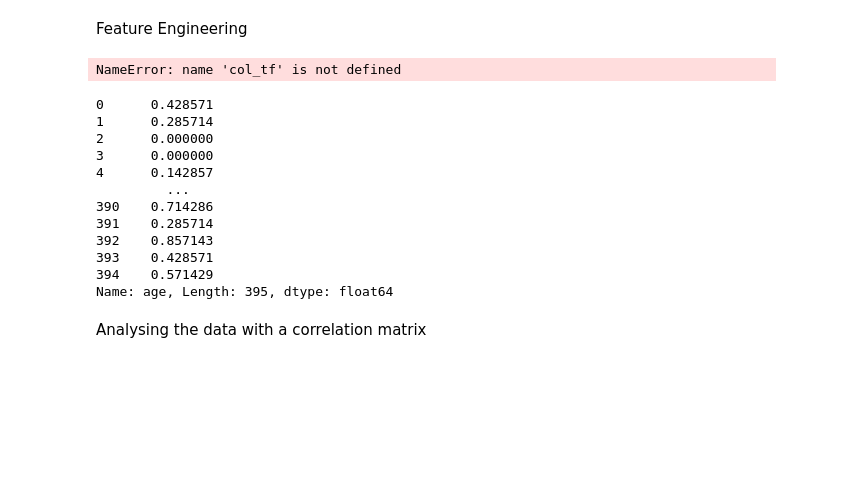
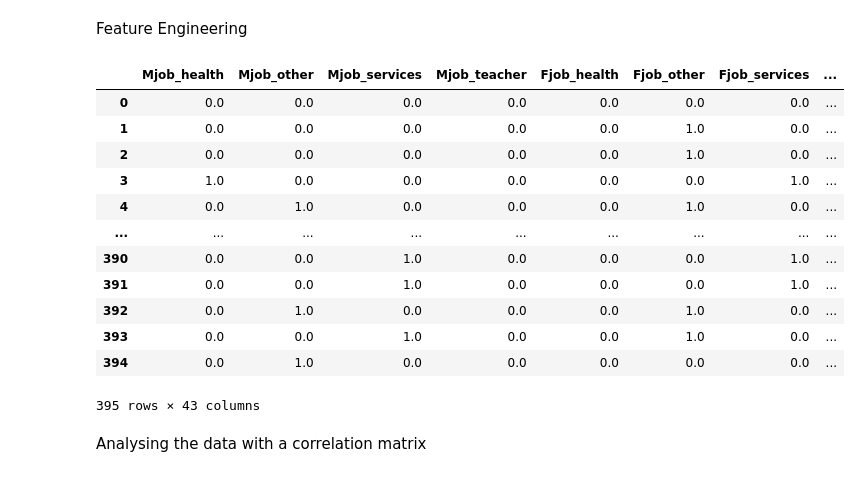
Before and after one commit to Antonello03/MachineLearning, a Jupyter notebook: Alcohol/model.ipynb, the cells around one changed output. Drawn from its saved outputs; the diff is of its cells as text; code cells hidden in the pictures; blank space fills up the shorter version.

```diff
--- a/Alcohol/model.ipynb
+++ b/Alcohol/model.ipynb
@@ -33,6 +33,17 @@ df.head()
 # %% [markdown]
 Feature Engineering
 # %%
+col_tf = ColumnTransformer(
+    transformers=[
+        ('OneHot', OneHotEncoder(drop="first", categories='auto'), ['Mjob','Fjob','reason','guardian']),
+        ('Ordinal',OrdinalEncoder(),['school','sex','address','famsize','Pstatus','Medu','Fedu','studytime','schoolsup','famsup','paid','activities','nursery','higher','internet','romantic']),
+        ('MinMax',MinMaxScaler(),['age','traveltime','studytime','failures','famrel','freetime','goout','absences','G1','G2','G3'])
+    ],
+    remainder='passthrough'
+)
+
+col_tf.fit(df)
+
 onehot_columns = ['Mjob', 'Fjob', 'reason', 'guardian']
 new_onehot_columns = [f"{col}_{category}" for col in onehot_columns for category in col_tf.named_transformers_['OneHot'].categories_[onehot_columns.index(col)][1:]]
 ordinal_columns = ['school', 'sex', 'address', 'famsize', 'Pstatus', 'Medu', 'Fedu', 'studytime', 'schoolsup', 'famsup', 'paid', 'activities', 'nursery', 'higher', 'internet', 'romantic']
@@ -40,34 +51,23 @@ minmax_columns = ['age', 'traveltime', 'studytime', 'failures', 'famrel', 'freet
 untransformed_columns = ['Dalc', 'Walc', 'health']
 
 all_column_names = new_onehot_columns + ordinal_columns + minmax_columns + untransformed_columns
-# %% [output]
-NameError: name 'col_tf' is not defined
-# %%
-col_tf = ColumnTransformer(
-    transformers=[
-        ('OneHot', OneHotEncoder(drop="first", categories='auto'), ['Mjob','Fjob','reason','guardian']),
-        ('Ordinal',OrdinalEncoder(),['school','sex','address','famsize','Pstatus','Medu','Fedu','studytime','schoolsup','famsup','paid','activities','nursery','higher','internet','romantic']),
-        ('MinMax',MinMaxScaler(),['age','traveltime','studytime','failures','famrel','freetime','goout','absences','G1','G2','G3'])
-    ],
-    remainder='passthrough'
-)
-
-col_tf.fit(df)
-new_df = pd.DataFrame(col_tf.transform(df), columns=all_column_names)
-new_df["age"]
-# %% [output]
-0      0.428571
-1      0.285714
-2      0.000000
-3      0.000000
-4      0.142857
-         ...
-390    0.714286
-391    0.285714
-392    0.857143
-393    0.428571
-394    0.571429
-Name: age, Length: 395, dtype: float64
+# %%
+new_df = pd.DataFrame(col_tf.transform(df), columns=all_column_names)
+new_df
+# %% [output]
+|  | Mjob_health | Mjob_other | Mjob_services | Mjob_teacher | Fjob_health | Fjob_other | Fjob_services | ... |
+| 0 | 0.0 | 0.0 | 0.0 | 0.0 | 0.0 | 0.0 | 0.0 | ... |
+| 1 | 0.0 | 0.0 | 0.0 | 0.0 | 0.0 | 1.0 | 0.0 | ... |
+| 2 | 0.0 | 0.0 | 0.0 | 0.0 | 0.0 | 1.0 | 0.0 | ... |
+| 3 | 1.0 | 0.0 | 0.0 | 0.0 | 0.0 | 0.0 | 1.0 | ... |
+| 4 | 0.0 | 1.0 | 0.0 | 0.0 | 0.0 | 1.0 | 0.0 | ... |
+| ... | ... | ... | ... | ... | ... | ... | ... | ... |
+| 390 | 0.0 | 0.0 | 1.0 | 0.0 | 0.0 | 0.0 | 1.0 | ... |
+| 391 | 0.0 | 0.0 | 1.0 | 0.0 | 0.0 | 0.0 | 1.0 | ... |
+| 392 | 0.0 | 1.0 | 0.0 | 0.0 | 0.0 | 1.0 | 0.0 | ... |
+| 393 | 0.0 | 0.0 | 1.0 | 0.0 | 0.0 | 1.0 | 0.0 | ... |
+| 394 | 0.0 | 1.0 | 0.0 | 0.0 | 0.0 | 0.0 | 0.0 | ... |
+395 rows × 43 columns
 # %% [markdown]
 Analysing the data with a correlation matrix
 # %%
```
Also changed, not shown: parts of 1 cell of this notebook, 1 other file.
